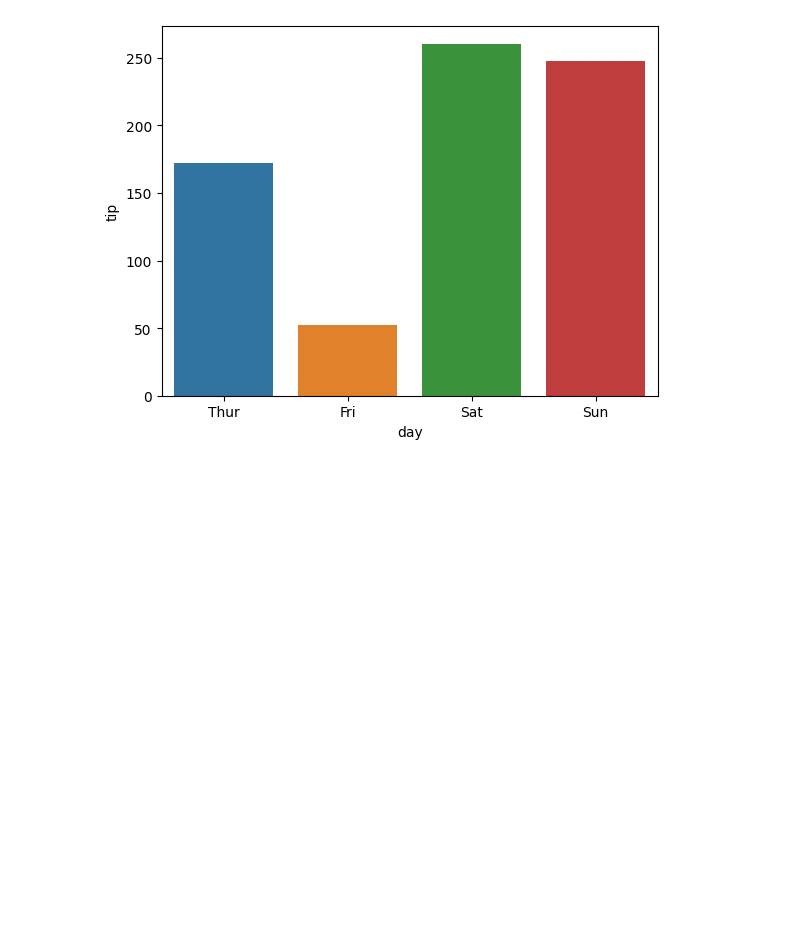
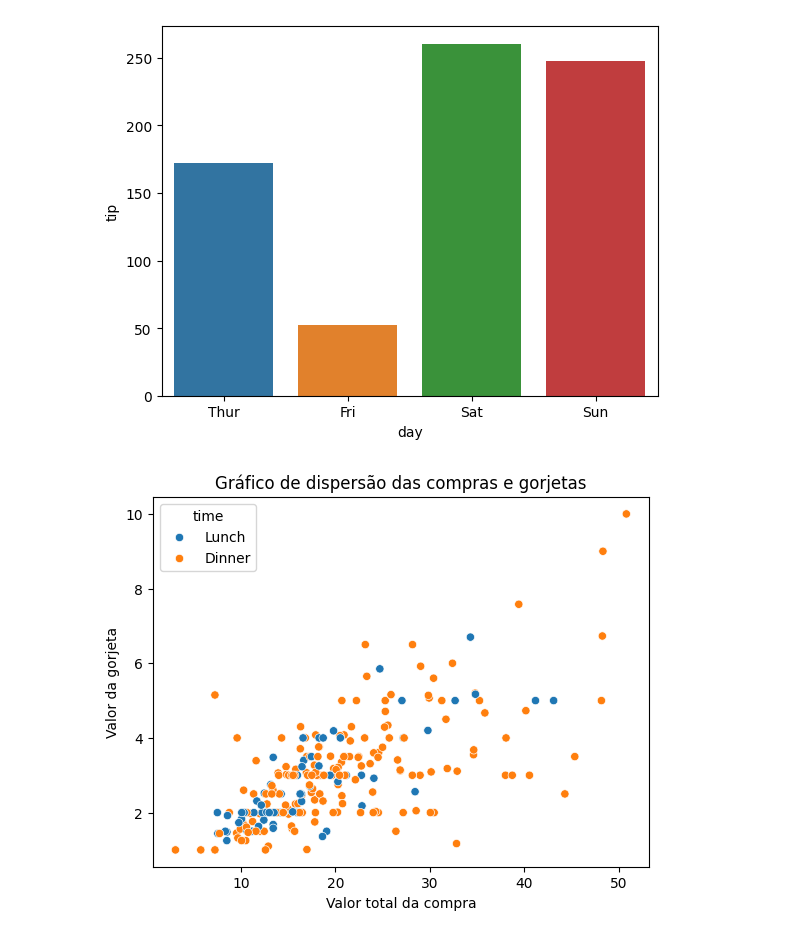
Before and after one commit to UFAC-SI/tesi1-26, a Jupyter notebook: notebooks/eda_estatistica.ipynb, the cells around one changed output. Drawn from its saved outputs; the diff is of its cells as text; code cells hidden in the pictures; blank space fills up the shorter version.

Commit message:
Gráfico de Dispersão e Matriz de Correlação

```diff
--- a/notebooks/eda_estatistica.ipynb
+++ b/notebooks/eda_estatistica.ipynb
@@ -110,3 +110,16 @@ sns.barplot(data=tips, x='day', y='tip', hue='day', errorbar=None, estimator=np.
 plt.show()
 # %% [output]
 [figure]
+# %%
+import pandas as pd
+import seaborn as sns
+import matplotlib.pyplot as plt
+# Gráfico de dispersão
+tips = sns.load_dataset('tips')
+sns.scatterplot(data=tips, x='total_bill', y='tip', hue='time')
+plt.title('Gráfico de dispersão das compras e gorjetas')
+plt.xlabel('Valor total da compra')
+plt.ylabel('Valor da gorjeta')
+plt.show()
+# %% [output]
+[figure, added]
```
Also changed, not shown: parts of 3 cells of this notebook.
